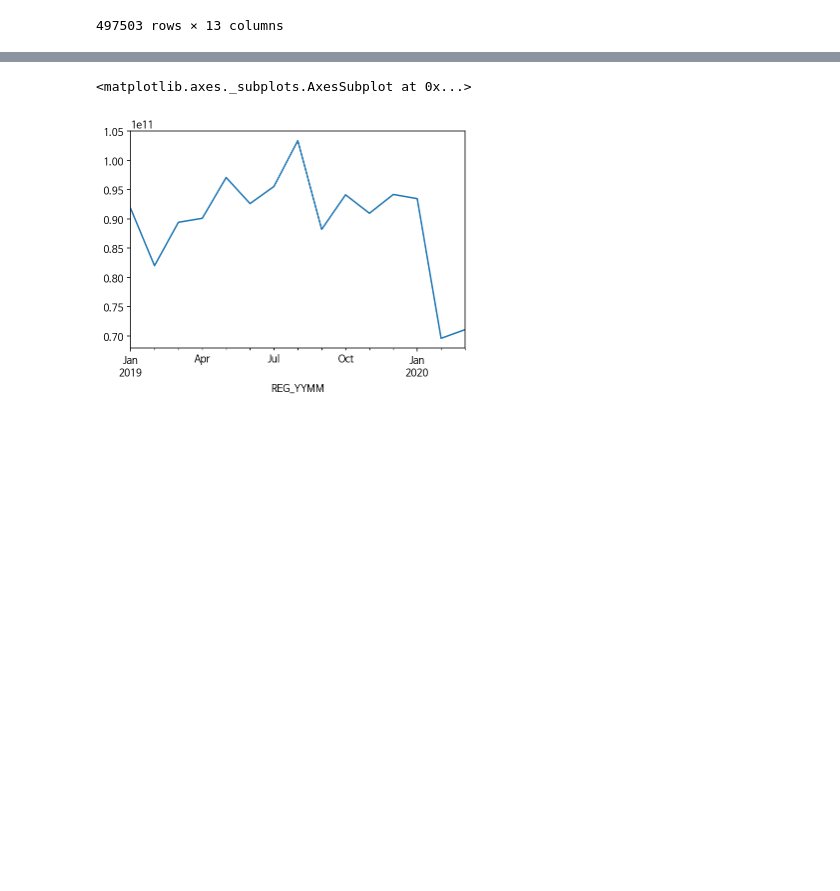
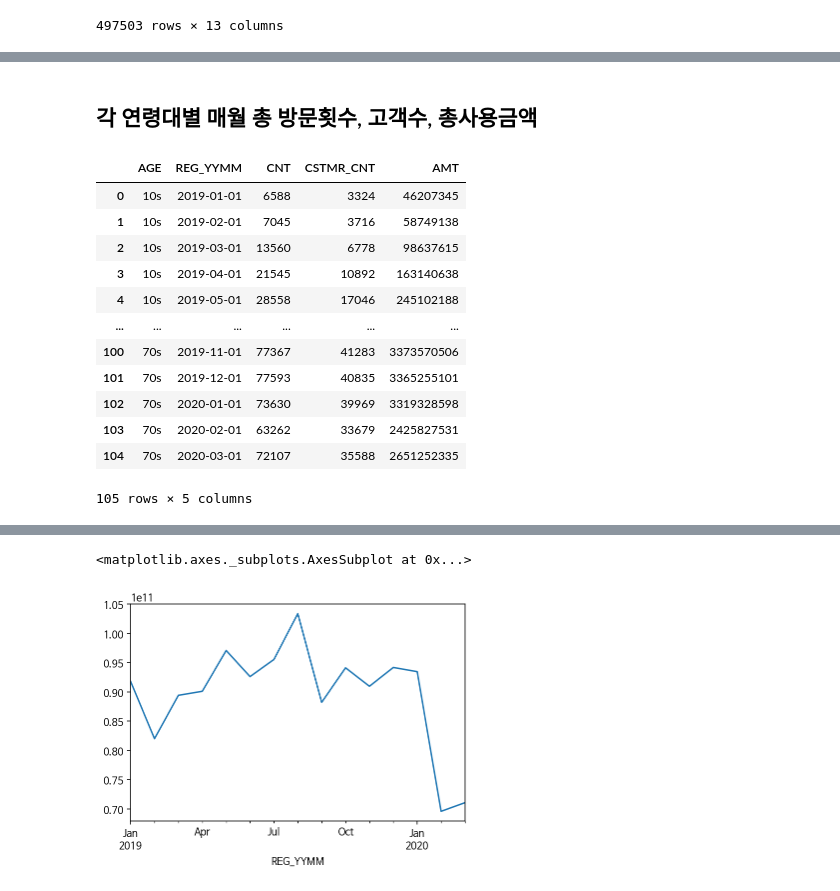
Before and after one commit to YongJinKang/Myproject, a Jupyter notebook: GroupProject/First_Project/JEJU_Visualization.ipynb, the cells around one changed output, grey strips where cells are left out. Saved outputs shown, nothing was run; the diff lists cells and outputs as text; code cells hidden in the pictures; blank space fills up the shorter version.

```diff
--- a/GroupProject/First_Project/JEJU_Visualization.ipynb
+++ b/GroupProject/First_Project/JEJU_Visualization.ipynb
@@ -123,3 +124,12 @@ df_jeju
 | 497501 | 24597424 | 2020-03-01 | 제주 | 제주시 | 휴양콘도 운영업 | 제주 | 제주시 | 50s | ... |
 | 497502 | 24597425 | 2020-03-01 | 제주 | 제주시 | 휴양콘도 운영업 | 제주 | 제주시 | 70s | ... |
 497503 rows × 13 columns
+# %%
+df_alltime=df_jeju.groupby('REG_YYMM')['AMT'].sum()
+print(df_alltime)
+df_jeju2_graph = df_jeju.groupby('AGE')['AMT'].sum()
+print(df_jeju2_graph)
+print(type(df_jeju2_graph))
+df_jeju_age_reg = df_jeju.groupby(by=['AGE','REG_YYMM'], as_index=False)['CNT','CSTMR_CNT','AMT'].sum()
+print(df_jeju_age_reg)
+print(type(df_jeju_age_reg))
@@ -125,0 +154,18 @@ df_jeju
+# %% [markdown]
+## 각 연령대별 매월 총 방문횟수, 고객수, 총사용금액
+# %%
+df_jeju_age_reg
+# %% [output]
+|  | AGE | REG_YYMM | CNT | CSTMR_CNT | AMT |
+| 0 | 10s | 2019-01-01 | 6588 | 3324 | 46207345 |
+| 1 | 10s | 2019-02-01 | 7045 | 3716 | 58749138 |
+| 2 | 10s | 2019-03-01 | 13560 | 6778 | 98637615 |
+| 3 | 10s | 2019-04-01 | 21545 | 10892 | 163140638 |
+| 4 | 10s | 2019-05-01 | 28558 | 17046 | 245102188 |
+| ... | ... | ... | ... | ... | ... |
+| 100 | 70s | 2019-11-01 | 77367 | 41283 | 3373570506 |
+| 101 | 70s | 2019-12-01 | 77593 | 40835 | 3365255101 |
+| 102 | 70s | 2020-01-01 | 73630 | 39969 | 3319328598 |
+| 103 | 70s | 2020-02-01 | 63262 | 33679 | 2425827531 |
+| 104 | 70s | 2020-03-01 | 72107 | 35588 | 2651252335 |
+105 rows × 5 columns
```
Also changed, not shown: parts of 11 cells of this notebook.
